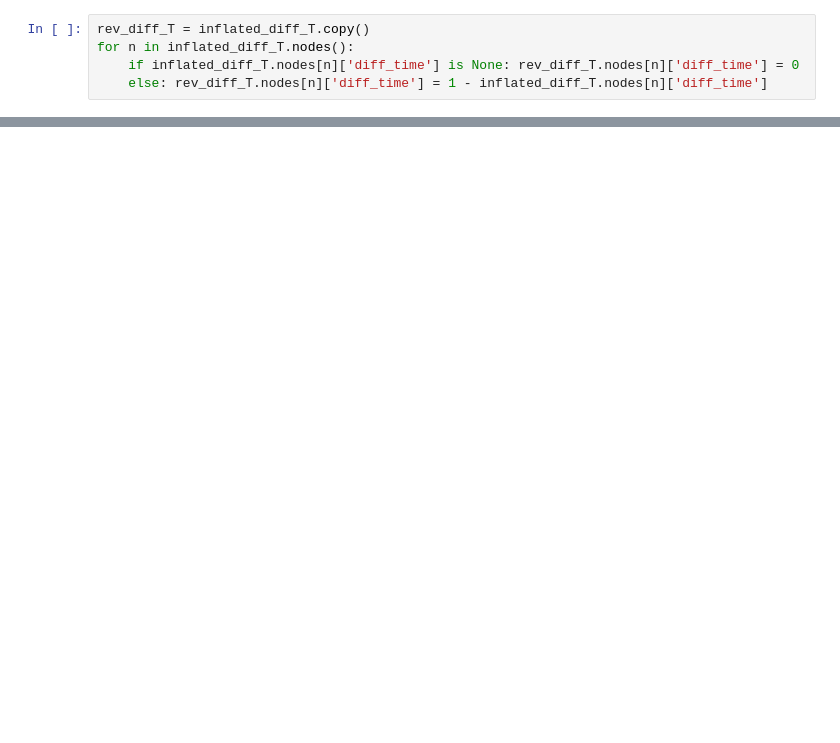
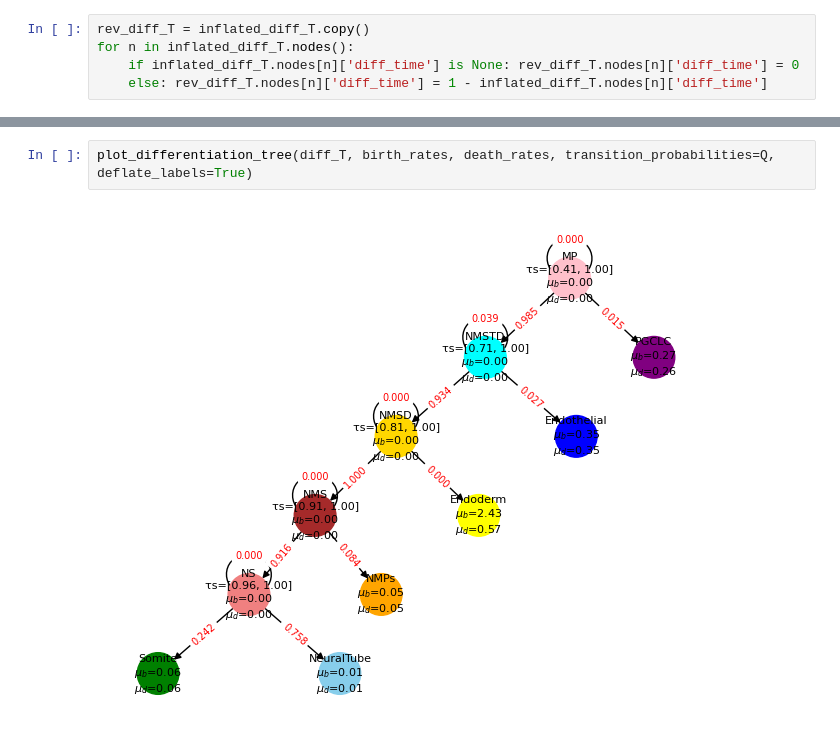
Before and after one commit to sashittal-group/CONCERT, a Jupyter notebook: notebooks/explore-tls-data-2.ipynb, the cells around one changed output, grey strips where cells are left out. Cells and saved outputs as stored; diff of their text form; blank space fills up the shorter version.

```diff
--- a/notebooks/explore-tls-data-2.ipynb
+++ b/notebooks/explore-tls-data-2.ipynb
@@ -795,0 +860,4 @@ plot_differentiation_tree(inflated_diff_T, birth_rates, death_rates, transition_
+# %%
+plot_differentiation_tree(diff_T, birth_rates, death_rates, transition_probabilities=Q, deflate_labels=True)
+# %% [output]
+[figure, added]
```
Also changed, not shown: parts of 19 cells of this notebook, 2 other files.
